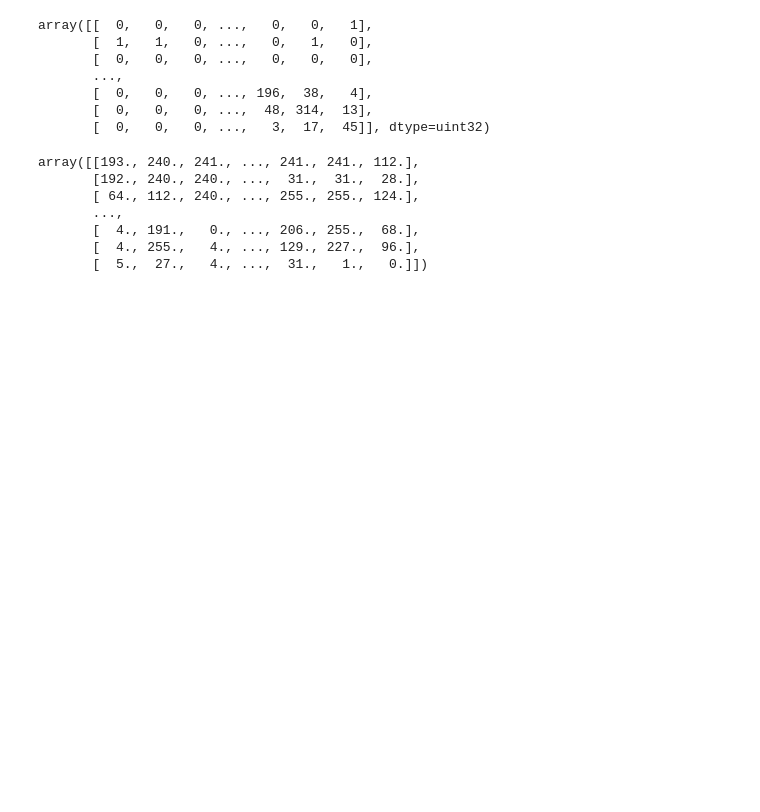
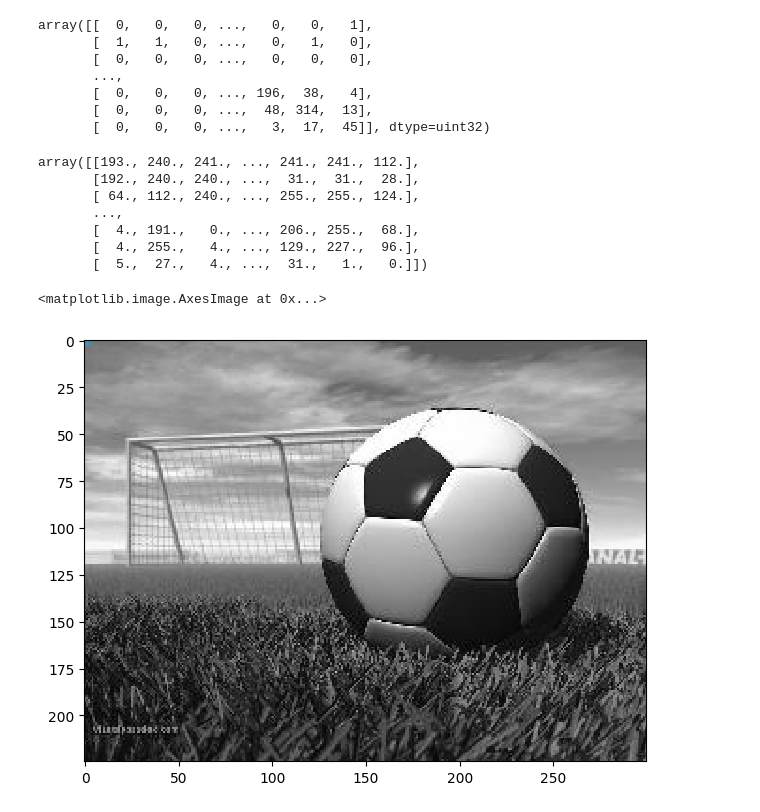
Before and after one commit to Depdx/INF6804-Computer-Vision, a Jupyter notebook: TP1/main.ipynb, the cells around one changed output. Drawn from its saved outputs; the diff is of its cells as text; code cells hidden in the pictures; blank space fills up the shorter version.

```diff
--- a/TP1/main.ipynb
+++ b/TP1/main.ipynb
@@ -48,3 +48,16 @@ array([[193., 240., 241., ..., 241., 241., 112.],
        [  4., 191.,   0., ..., 206., 255.,  68.],
        [  4., 255.,   4., ..., 129., 227.,  96.],
        [  5.,  27.,   4., ...,  31.,   1.,   0.]])
+# %%
+multiblock_lbp = skimage.feature.draw_multiblock_lbp(
+    image=image,
+    r=1,
+    c=1,
+    alpha=0.5,
+    height=1,
+    width=1,
+)
+skimage.io.imshow(multiblock_lbp)
+# %% [output]
+<matplotlib.image.AxesImage at 0x...>
+[figure, added]
```
Also changed, not shown: parts of 1 cell of this notebook.
